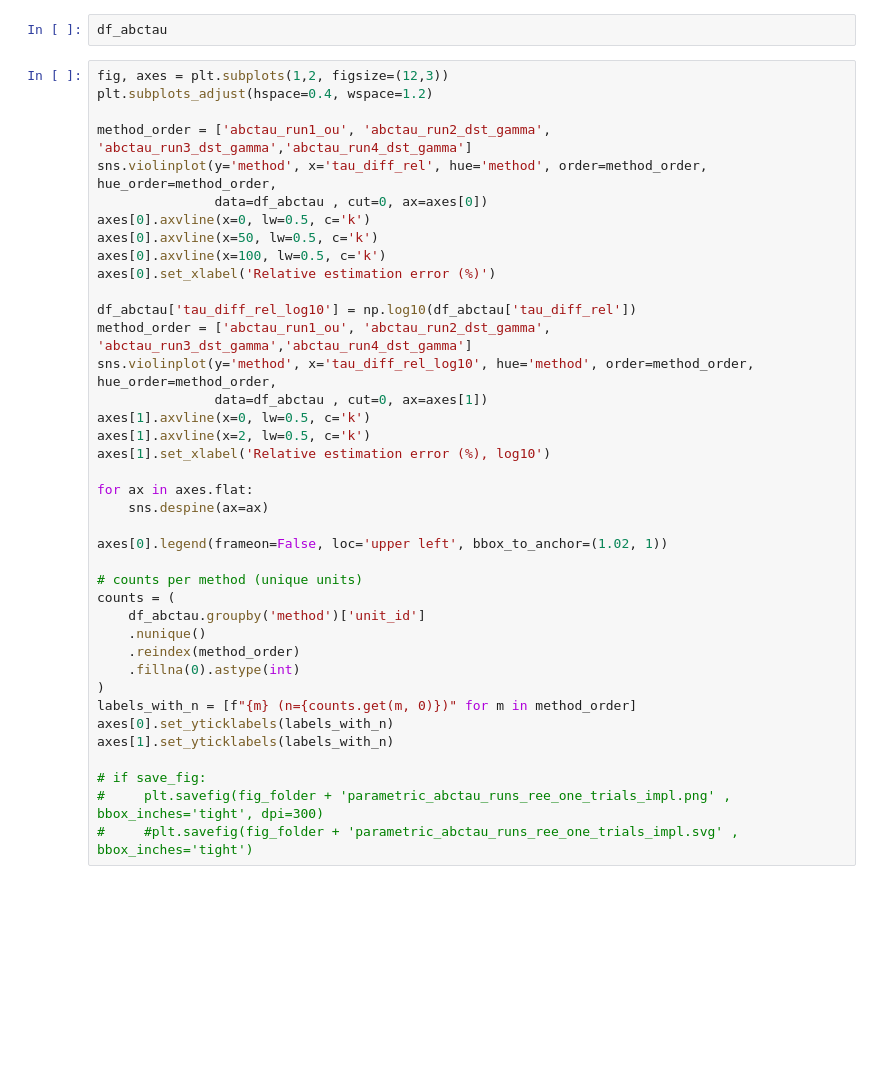
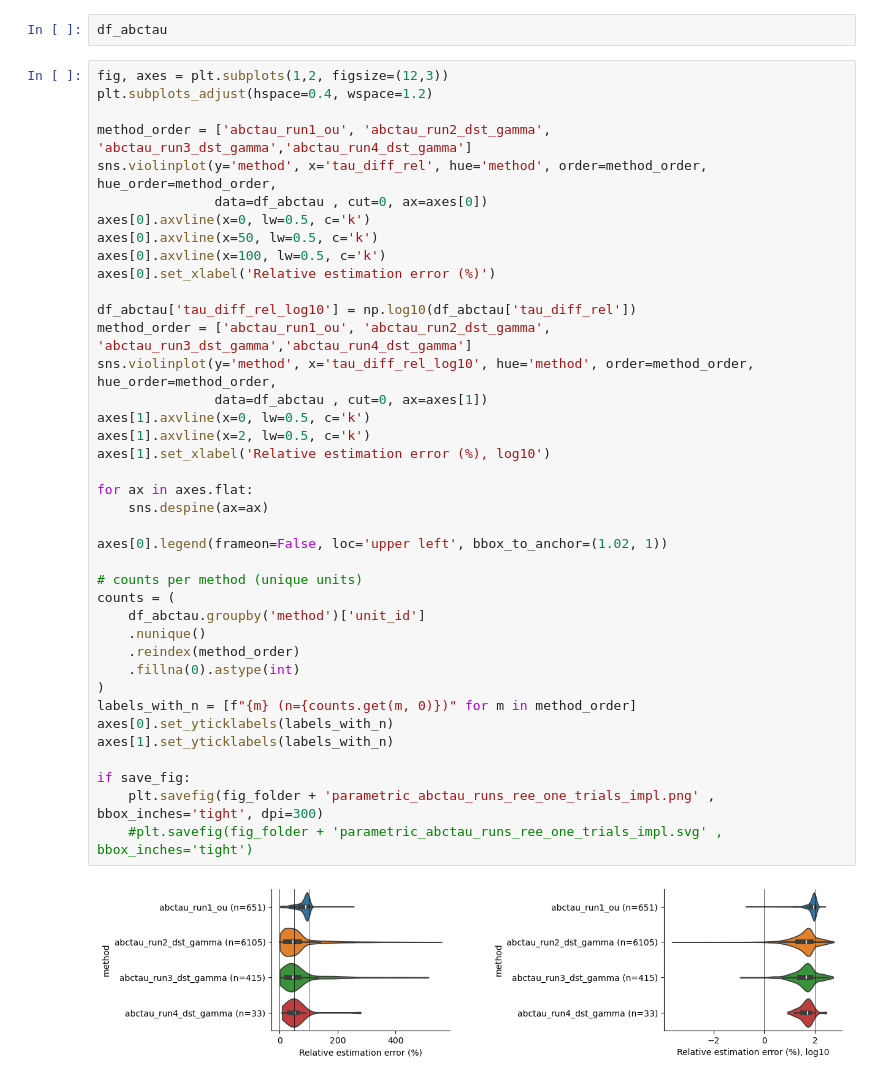
Before and after one commit to iinnpp/isttc, a Jupyter notebook: notebooks/synthetic/plot_taus_with_abctau.ipynb, the cells around one changed output. Saved outputs shown, nothing was run; the diff lists cells and outputs as text; blank space fills up the shorter version.

```diff
--- a/notebooks/synthetic/plot_taus_with_abctau.ipynb
+++ b/notebooks/synthetic/plot_taus_with_abctau.ipynb
@@ -657,36 +641,38 @@ sns.violinplot(y='method', x='tau_diff_rel', hue='method', order=method_order, h
                data=df_abctau , cut=0, ax=axes[0])
 axes[0].axvline(x=0, lw=0.5, c='k')
 axes[0].axvline(x=50, lw=0.5, c='k')
 axes[0].axvline(x=100, lw=0.5, c='k')
 axes[0].set_xlabel('Relative estimation error (%)')
 
 df_abctau['tau_diff_rel_log10'] = np.log10(df_abctau['tau_diff_rel'])
 method_order = ['abctau_run1_ou', 'abctau_run2_dst_gamma', 'abctau_run3_dst_gamma','abctau_run4_dst_gamma']
 sns.violinplot(y='method', x='tau_diff_rel_log10', hue='method', order=method_order, hue_order=method_order,
                data=df_abctau , cut=0, ax=axes[1])
 axes[1].axvline(x=0, lw=0.5, c='k')
 axes[1].axvline(x=2, lw=0.5, c='k')
 axes[1].set_xlabel('Relative estimation error (%), log10')
 
 for ax in axes.flat:
     sns.despine(ax=ax)
 
 axes[0].legend(frameon=False, loc='upper left', bbox_to_anchor=(1.02, 1))
 
 # counts per method (unique units)
 counts = (
     df_abctau.groupby('method')['unit_id']
     .nunique()
     .reindex(method_order)
     .fillna(0).astype(int)
 )
 labels_with_n = [f"{m} (n={counts.get(m, 0)})" for m in method_order]
 axes[0].set_yticklabels(labels_with_n)
 axes[1].set_yticklabels(labels_with_n)
 
-# if save_fig:
-#     plt.savefig(fig_folder + 'parametric_abctau_runs_ree_one_trials_impl.png' , bbox_inches='tight', dpi=300)
-#     #plt.savefig(fig_folder + 'parametric_abctau_runs_ree_one_trials_impl.svg' , bbox_inches='tight')
+if save_fig:
+    plt.savefig(fig_folder + 'parametric_abctau_runs_ree_one_trials_impl.png' , bbox_inches='tight', dpi=300)
+    #plt.savefig(fig_folder + 'parametric_abctau_runs_ree_one_trials_impl.svg' , bbox_inches='tight')
+# %% [output]
+[figure, added]
 # %%
 # keep only unit_ids that have all methods present
 counts = df_abctau.groupby('unit_id')['method'].nunique()
```
Also changed, not shown: parts of 18 cells of this notebook, 4 other files.
